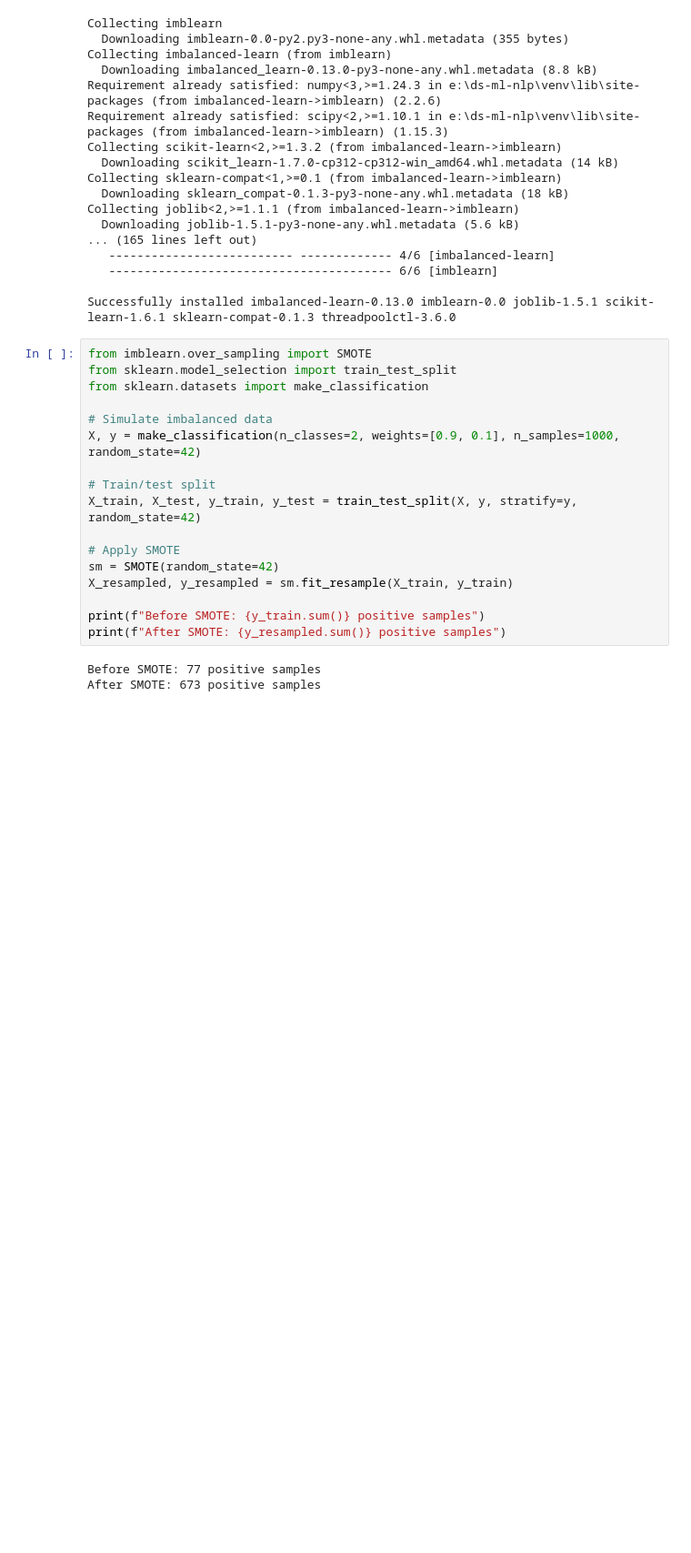
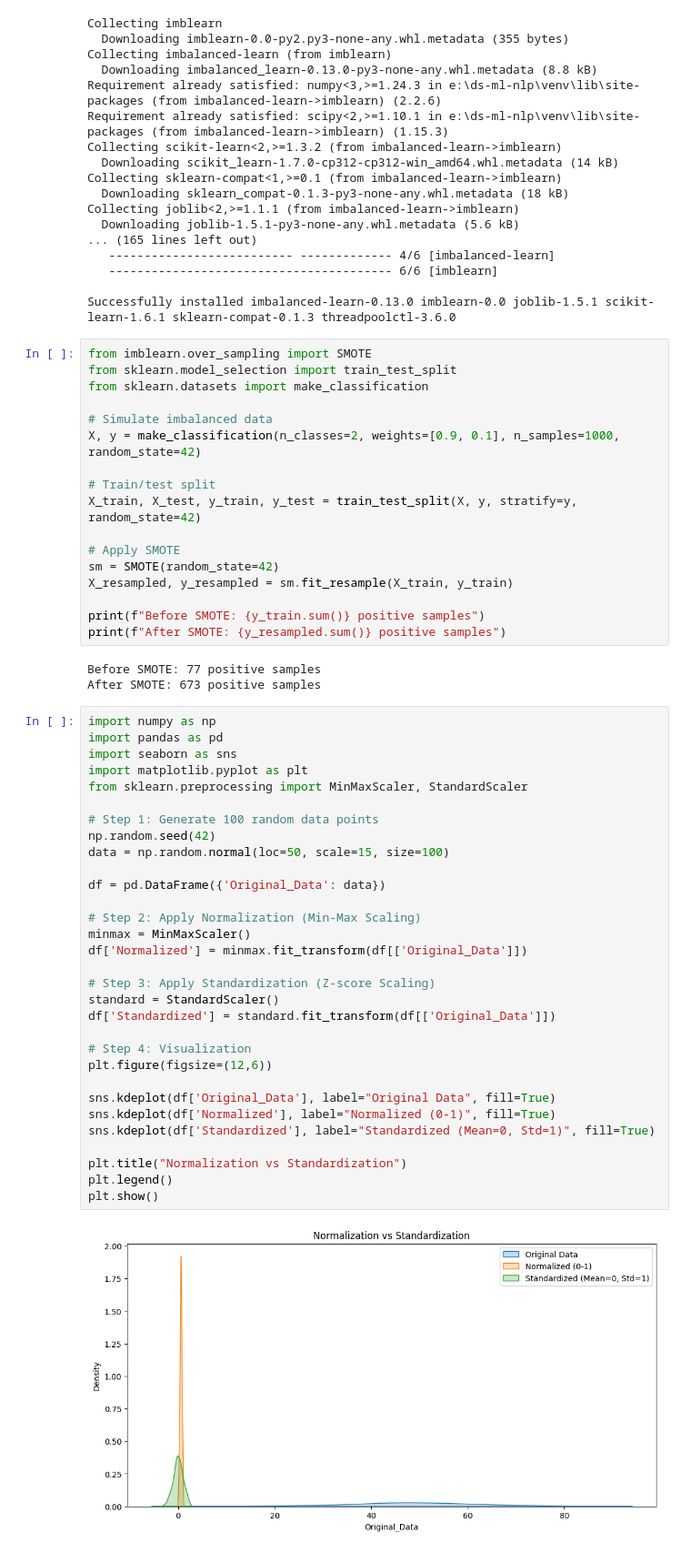
Before and after one commit to pratikadamas/DS-ML-NLP, a Jupyter notebook: EDA/EDA.ipynb, the cells around one changed output. Shown at 91% size. Drawn from its saved outputs; the diff is of its cells as text; blank space fills up the shorter version.

```diff
--- a/EDA/EDA.ipynb
+++ b/EDA/EDA.ipynb
@@ -292,3 +292,36 @@ print(f"After SMOTE: {y_resampled.sum()} positive samples")
 # %% [output]
 Before SMOTE: 77 positive samples
 After SMOTE: 673 positive samples
+# %%
+import numpy as np
+import pandas as pd
+import seaborn as sns
+import matplotlib.pyplot as plt
+from sklearn.preprocessing import MinMaxScaler, StandardScaler
+
+# Step 1: Generate 100 random data points
+np.random.seed(42)
+data = np.random.normal(loc=50, scale=15, size=100)
+
+df = pd.DataFrame({'Original_Data': data})
+
+# Step 2: Apply Normalization (Min-Max Scaling)
+minmax = MinMaxScaler()
+df['Normalized'] = minmax.fit_transform(df[['Original_Data']])
+
+# Step 3: Apply Standardization (Z-score Scaling)
+standard = StandardScaler()
+df['Standardized'] = standard.fit_transform(df[['Original_Data']])
+
+# Step 4: Visualization
+plt.figure(figsize=(12,6))
+
+sns.kdeplot(df['Original_Data'], label="Original Data", fill=True)
+sns.kdeplot(df['Normalized'], label="Normalized (0-1)", fill=True)
+sns.kdeplot(df['Standardized'], label="Standardized (Mean=0, Std=1)", fill=True)
+
+plt.title("Normalization vs Standardization")
+plt.legend()
+plt.show()
+# %% [output]
+[figure, added]
```
Also changed, not shown: parts of 1 cell of this notebook.
